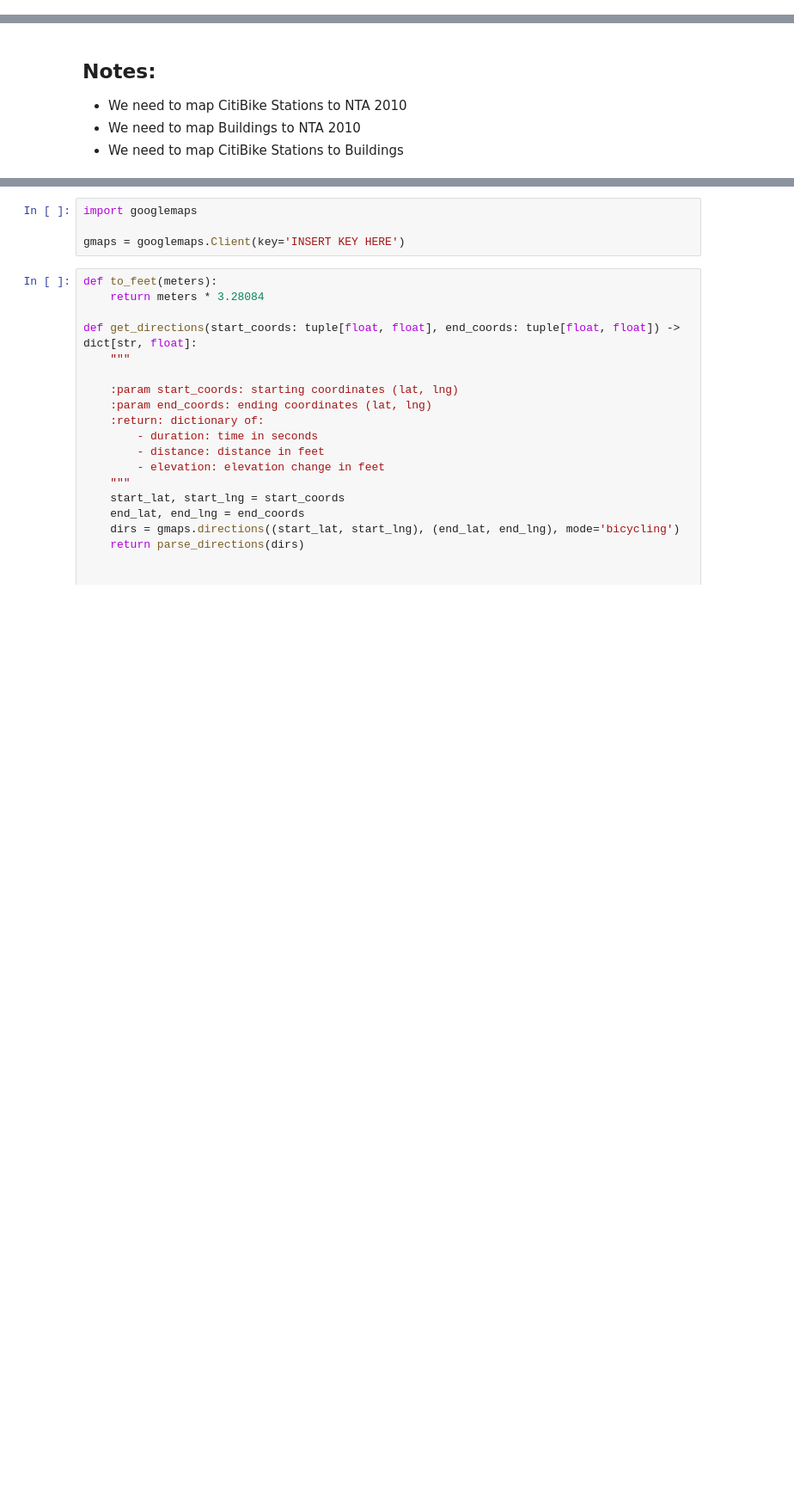
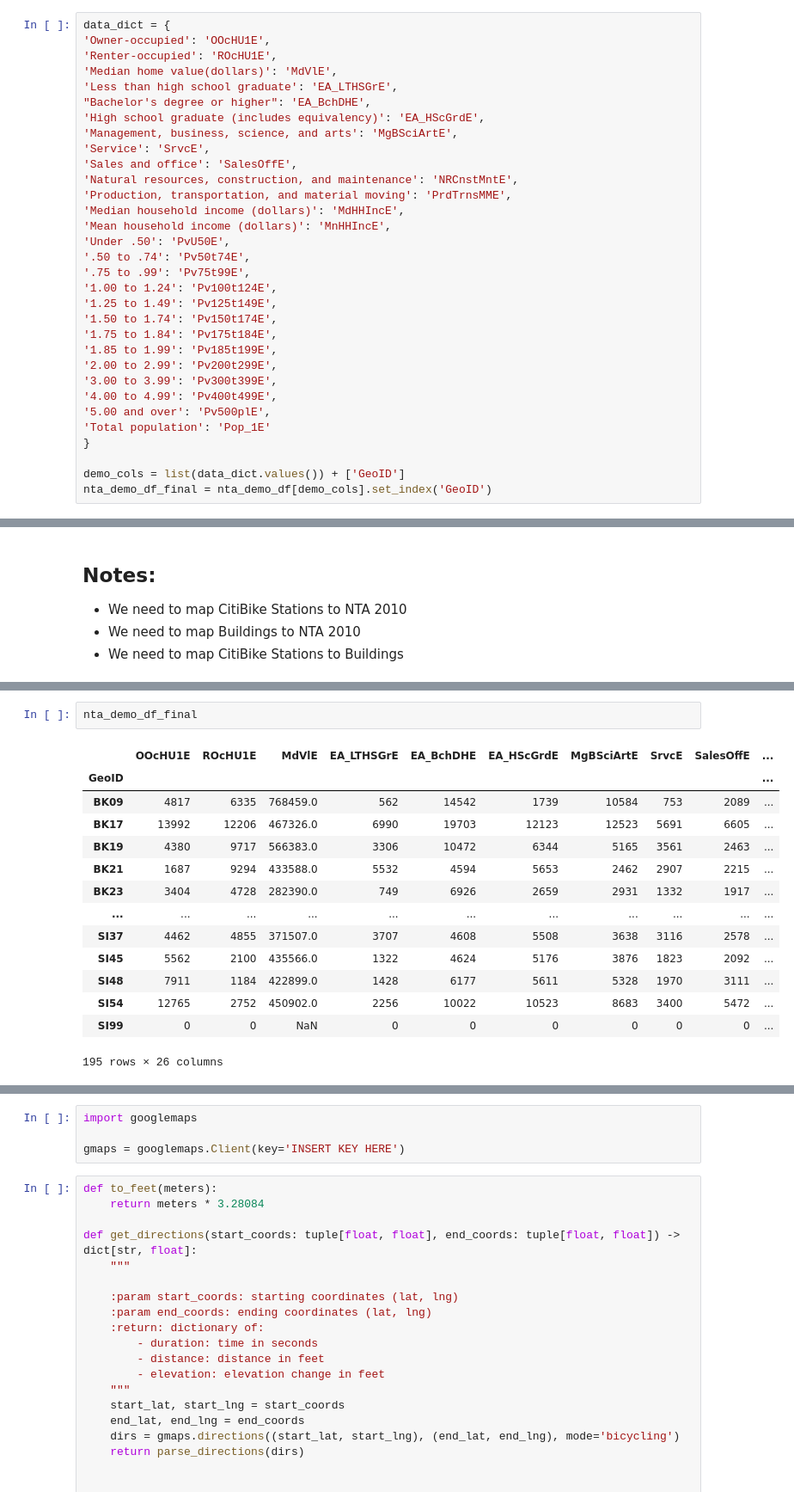
Before and after one commit to nysugfx/lr_final_project, a Jupyter notebook: final_project/playing_with_data.ipynb, the cells around one changed output, grey strips where cells are left out. Shown at 86% size. Cells and saved outputs as stored; diff of their text form; blank space fills up the shorter version.

Commit message:
played with data

```diff
--- a/final_project/playing_with_data.ipynb
+++ b/final_project/playing_with_data.ipynb
@@ -14,0 +34,32 @@ WARNING:root:Requests made without an app_token will be subject to strict thrott
+# %%
+data_dict = {
+'Owner-occupied': 'OOcHU1E',
+'Renter-occupied': 'ROcHU1E',
+'Median home value(dollars)': 'MdVlE',
+'Less than high school graduate': 'EA_LTHSGrE',
+"Bachelor's degree or higher": 'EA_BchDHE',
+'High school graduate (includes equivalency)': 'EA_HScGrdE',
+'Management, business, science, and arts': 'MgBSciArtE',
+'Service': 'SrvcE',
+'Sales and office': 'SalesOffE',
+'Natural resources, construction, and maintenance': 'NRCnstMntE',
+'Production, transportation, and material moving': 'PrdTrnsMME',
+'Median household income (dollars)': 'MdHHIncE',
+'Mean household income (dollars)': 'MnHHIncE',
+'Under .50': 'PvU50E',
+'.50 to .74': 'Pv50t74E',
+'.75 to .99': 'Pv75t99E',
+'1.00 to 1.24': 'Pv100t124E',
+'1.25 to 1.49': 'Pv125t149E',
+'1.50 to 1.74': 'Pv150t174E',
+'1.75 to 1.84': 'Pv175t184E',
+'1.85 to 1.99': 'Pv185t199E',
+'2.00 to 2.99': 'Pv200t299E',
+'3.00 to 3.99': 'Pv300t399E',
+'4.00 to 4.99': 'Pv400t499E',
+'5.00 and over': 'Pv500plE',
+'Total population': 'Pop_1E'
+}
+
+demo_cols = list(data_dict.values()) + ['GeoID']
+nta_demo_df_final = nta_demo_df[demo_cols].set_index('GeoID')
@@ -341,0 +482,17 @@ unique_stations
+# %%
+nta_demo_df_final
+# %% [output]
+|  | OOcHU1E | ROcHU1E | MdVlE | EA_LTHSGrE | EA_BchDHE | EA_HScGrdE | MgBSciArtE | SrvcE | SalesOffE | ... |
+| GeoID |  |  |  |  |  |  |  |  |  | ... |
+| BK09 | 4817 | 6335 | 768459.0 | 562 | 14542 | 1739 | 10584 | 753 | 2089 | ... |
+| BK17 | 13992 | 12206 | 467326.0 | 6990 | 19703 | 12123 | 12523 | 5691 | 6605 | ... |
+| BK19 | 4380 | 9717 | 566383.0 | 3306 | 10472 | 6344 | 5165 | 3561 | 2463 | ... |
+| BK21 | 1687 | 9294 | 433588.0 | 5532 | 4594 | 5653 | 2462 | 2907 | 2215 | ... |
+| BK23 | 3404 | 4728 | 282390.0 | 749 | 6926 | 2659 | 2931 | 1332 | 1917 | ... |
+| ... | ... | ... | ... | ... | ... | ... | ... | ... | ... | ... |
+| SI37 | 4462 | 4855 | 371507.0 | 3707 | 4608 | 5508 | 3638 | 3116 | 2578 | ... |
+| SI45 | 5562 | 2100 | 435566.0 | 1322 | 4624 | 5176 | 3876 | 1823 | 2092 | ... |
+| SI48 | 7911 | 1184 | 422899.0 | 1428 | 6177 | 5611 | 5328 | 1970 | 3111 | ... |
+| SI54 | 12765 | 2752 | 450902.0 | 2256 | 10022 | 10523 | 8683 | 3400 | 5472 | ... |
+| SI99 | 0 | 0 | NaN | 0 | 0 | 0 | 0 | 0 | 0 | ... |
+195 rows × 26 columns
```
Also changed, not shown: parts of 30 cells of this notebook, 1 other file.
